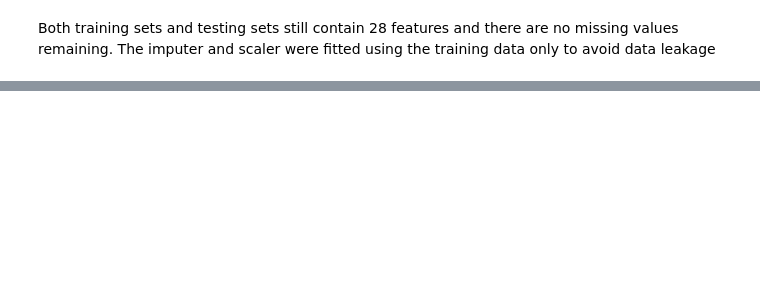
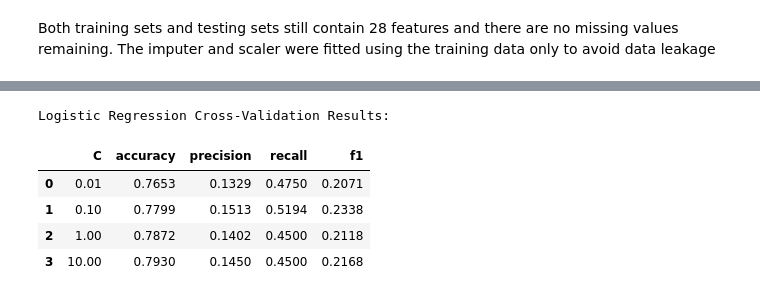
Before and after one commit to lf1313/CT4101-machine-learning, a Jupyter notebook: notebooks/final_portfolio.ipynb, the cells around one changed output, grey strips where cells are left out. Cells and saved outputs as stored; diff of their text form; code cells hidden in the pictures; blank space fills up the shorter version.

Commit message:
add logistic regression and tidy notebook structure

```diff
--- a/notebooks/final_portfolio.ipynb
+++ b/notebooks/final_portfolio.ipynb
@@ -224,0 +340,38 @@ for metric in scoring:
+# %%
+from sklearn.linear_model import LogisticRegression
+
+c_values = [0.01, 0.1, 1, 10]
+logistic_cv_results = []
+
+for c in c_values:
+    logistic_model = Pipeline([
+        ("preprocessor", preprocessor),
+        ("classifier", LogisticRegression(C=c, class_weight="balanced", max_iter=1000))
+    ])
+
+    cv_results = cross_validate(
+        logistic_model,
+        X_train,
+        Y_train,
+        cv=cv,
+        scoring=scoring
+    )
+
+    logistic_cv_results.append({
+        "C": c,
+        "accuracy": cv_results['test_accuracy'].mean(),
+        "precision": cv_results['test_precision'].mean(),
+        "recall": cv_results['test_recall'].mean(),
+        "f1": cv_results['test_f1'].mean()
+    })
+
+logistic_cv_results_df = pd.DataFrame(logistic_cv_results)
+print("\nLogistic Regression Cross-Validation Results:")
+display(logistic_cv_results_df.round(4))
+# %% [output]
+Logistic Regression Cross-Validation Results:
+|  | C | accuracy | precision | recall | f1 |
+| 0 | 0.01 | 0.7653 | 0.1329 | 0.4750 | 0.2071 |
+| 1 | 0.10 | 0.7799 | 0.1513 | 0.5194 | 0.2338 |
+| 2 | 1.00 | 0.7872 | 0.1402 | 0.4500 | 0.2118 |
+| 3 | 10.00 | 0.7930 | 0.1450 | 0.4500 | 0.2168 |
```
Also changed, not shown: parts of 43 cells of this notebook.
